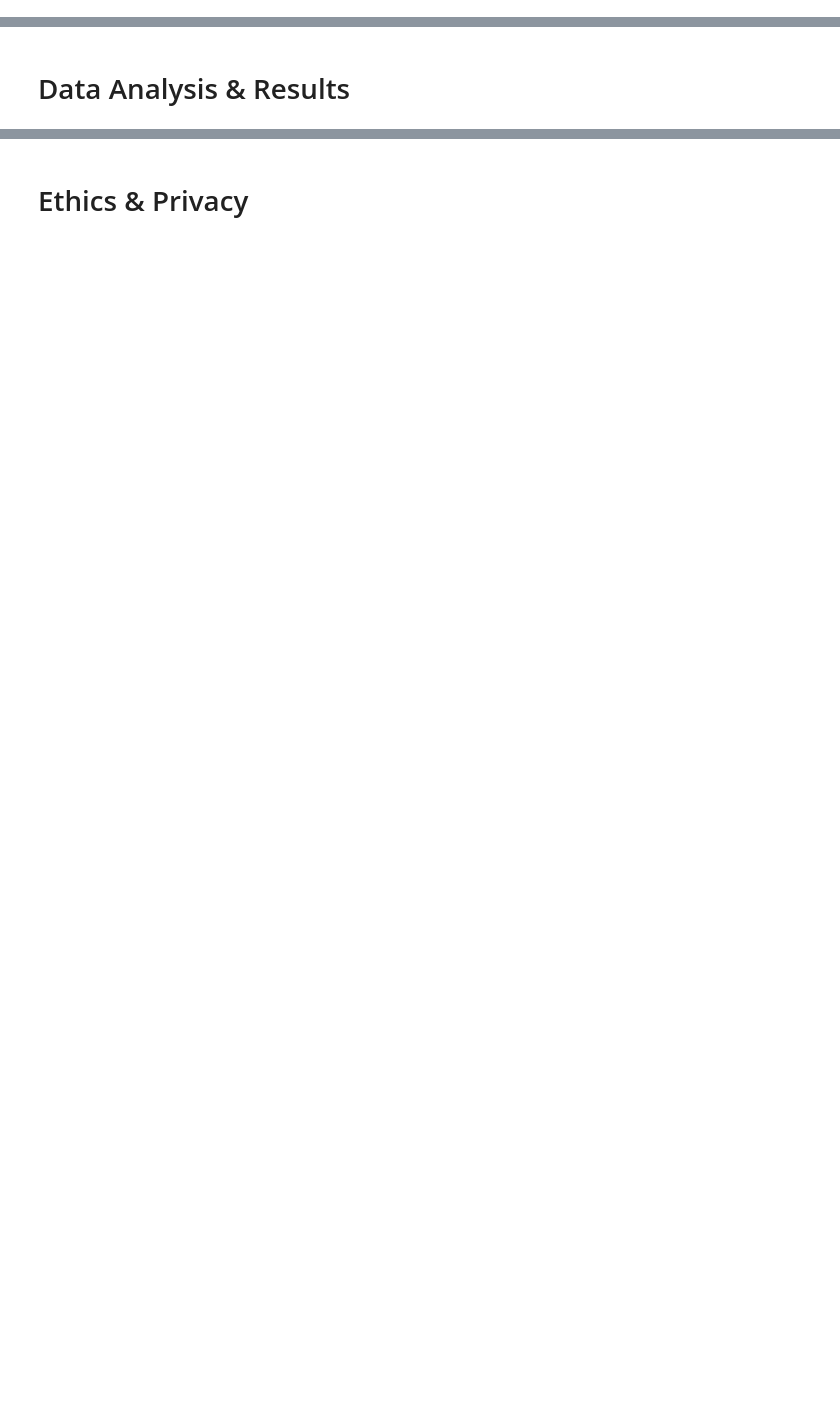
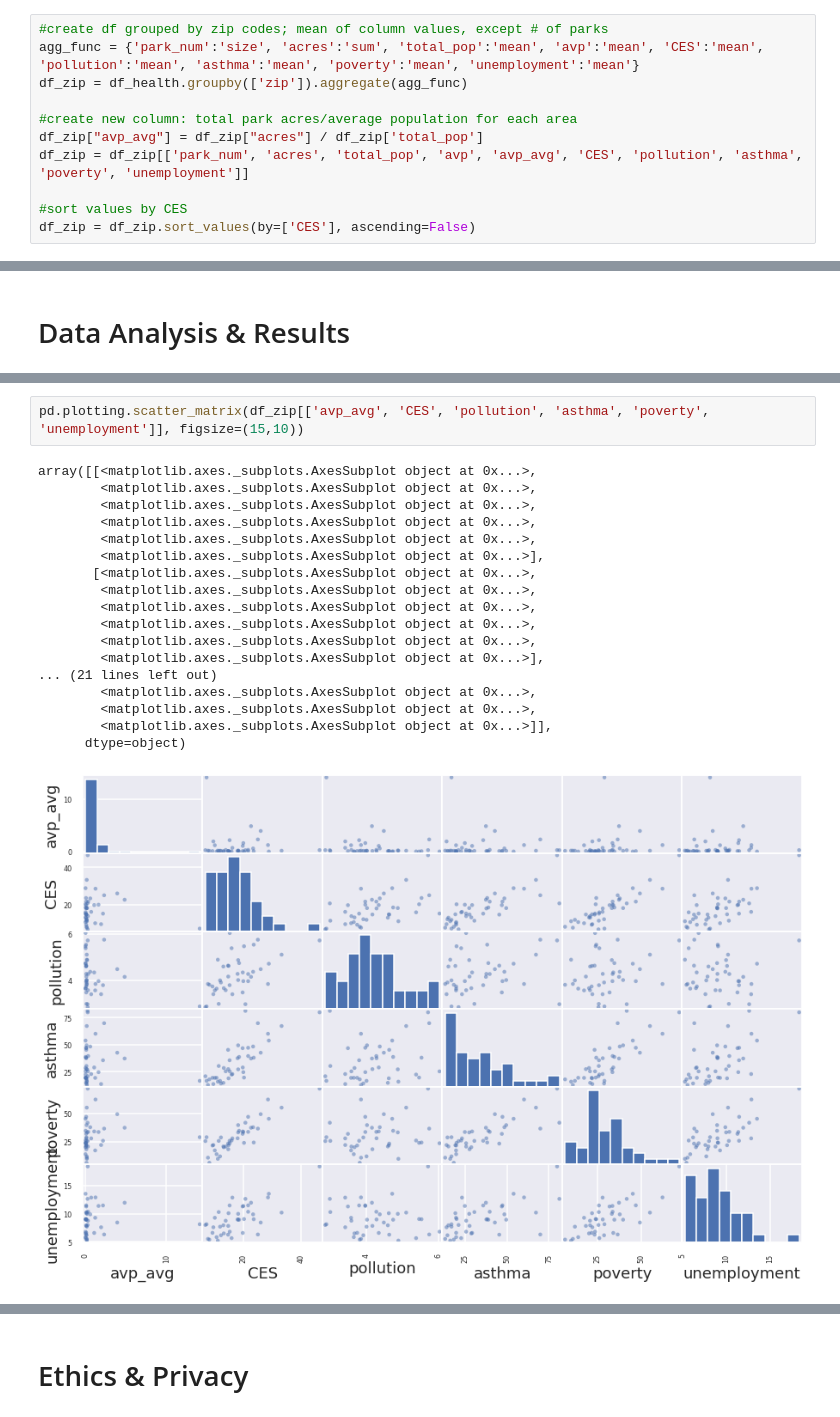
Before and after one commit to COGS108/Projects, a Jupyter notebook: Option2_Individual/FinalProject_dylpc.ipynb, the cells around one changed output, grey strips where cells are left out. Drawn from its saved outputs; the diff is of its cells as text; blank space fills up the shorter version.

```diff
--- a/Option2_Individual/FinalProject_dylpc.ipynb
+++ b/Option2_Individual/FinalProject_dylpc.ipynb
@@ -72,0 +170,11 @@ df_parks = df_parks.drop(["X", "Y", "park_type"])
+# %%
+#create df grouped by zip codes; mean of column values, except # of parks
+agg_func = {'park_num':'size', 'acres':'sum', 'total_pop':'mean', 'avp':'mean', 'CES':'mean', 'pollution':'mean', 'asthma':'mean', 'poverty':'mean', 'unemployment':'mean'}
+df_zip = df_health.groupby(['zip']).aggregate(agg_func)
+
+#create new column: total park acres/average population for each area
+df_zip["avp_avg"] = df_zip["acres"] / df_zip['total_pop']
+df_zip = df_zip[['park_num', 'acres', 'total_pop', 'avp', 'avp_avg', 'CES', 'pollution', 'asthma', 'poverty', 'unemployment']]
+
+#sort values by CES
+df_zip = df_zip.sort_values(by=['CES'], ascending=False)
@@ -78,0 +248,21 @@ this section is unfinished, please view ethics & privacy
+# %%
+pd.plotting.scatter_matrix(df_zip[['avp_avg', 'CES', 'pollution', 'asthma', 'poverty', 'unemployment']], figsize=(15,10))
+# %% [output]
+array([[<matplotlib.axes._subplots.AxesSubplot object at 0x...>,
+        <matplotlib.axes._subplots.AxesSubplot object at 0x...>,
+        <matplotlib.axes._subplots.AxesSubplot object at 0x...>,
+        <matplotlib.axes._subplots.AxesSubplot object at 0x...>,
+        <matplotlib.axes._subplots.AxesSubplot object at 0x...>,
+        <matplotlib.axes._subplots.AxesSubplot object at 0x...>],
+       [<matplotlib.axes._subplots.AxesSubplot object at 0x...>,
+        <matplotlib.axes._subplots.AxesSubplot object at 0x...>,
+        <matplotlib.axes._subplots.AxesSubplot object at 0x...>,
+        <matplotlib.axes._subplots.AxesSubplot object at 0x...>,
+        <matplotlib.axes._subplots.AxesSubplot object at 0x...>,
+        <matplotlib.axes._subplots.AxesSubplot object at 0x...>],
+... (21 lines left out)
+        <matplotlib.axes._subplots.AxesSubplot object at 0x...>,
+        <matplotlib.axes._subplots.AxesSubplot object at 0x...>,
+        <matplotlib.axes._subplots.AxesSubplot object at 0x...>]],
+      dtype=object)
+[figure, added]
```
Also changed, not shown: parts of 18 cells of this notebook.
